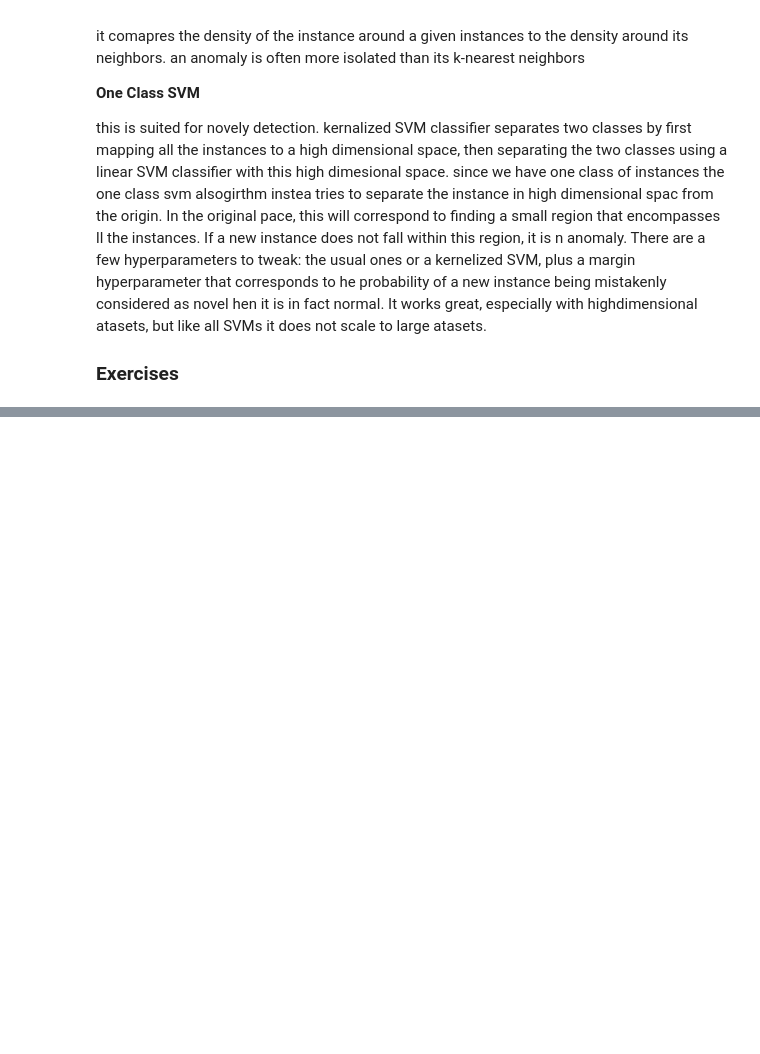
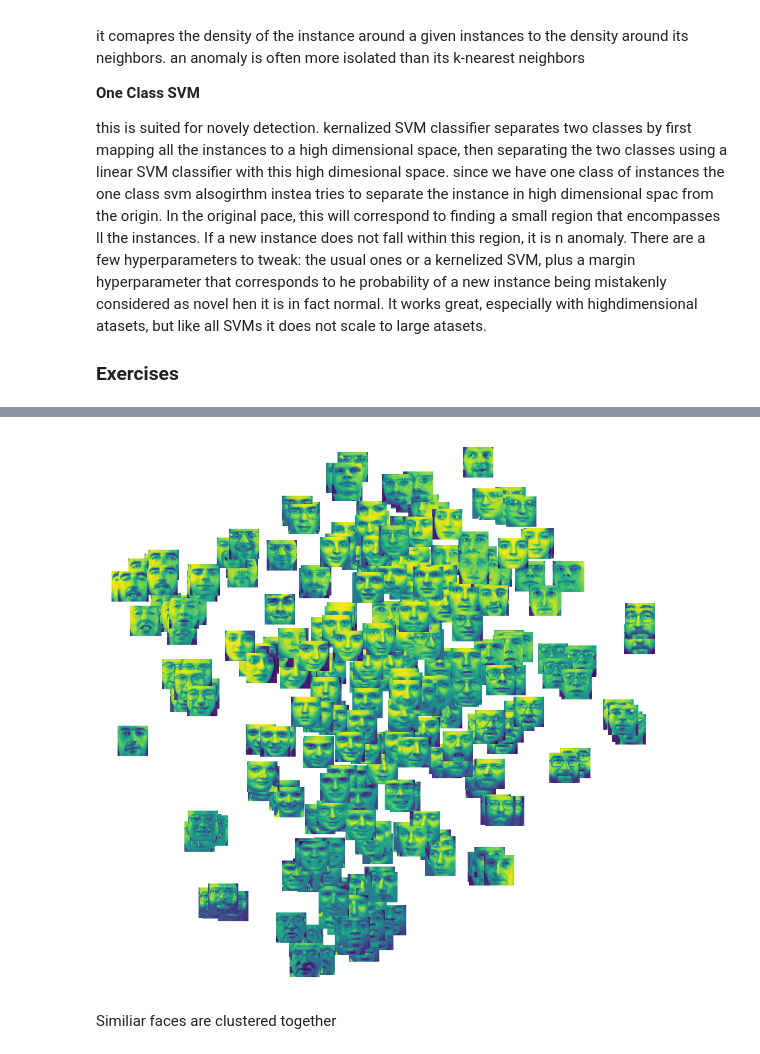
Before and after one commit to apurvasijaria/notes-and-codes-from-books, a Jupyter notebook: Hands-on-ML-with-scikit-learn-keras-tensorflow-2ndEd/Ch_09_unsupervised_learning_techniques.ipynb, the cells around one changed output, grey strips where cells are left out. Drawn from its saved outputs; the diff is of its cells as text; code cells hidden in the pictures; blank space fills up the shorter version.

```diff
--- a/Hands-on-ML-with-scikit-learn-keras-tensorflow-2ndEd/Ch_09_unsupervised_learning_techniques.ipynb
+++ b/Hands-on-ML-with-scikit-learn-keras-tensorflow-2ndEd/Ch_09_unsupervised_learning_techniques.ipynb
@@ -993,0 +1111,16 @@ __e. Visualize the clusters: do you see similar faces in each cluster?__
+# %%
+from matplotlib.offsetbox import AnnotationBbox, OffsetImage
+
+fig, ax = plt.subplots(figsize=(15, 15))
+ax.scatter(X_train_reduced[:, 0], X_train_reduced[:,1])
+
+for idx in range(len(X_train_reduced)):
+    ab = AnnotationBbox(OffsetImage(X_train[idx].reshape(64, 64), zoom=0.7), (X_train_reduced[idx, 0], X_train_reduced[idx, 1]), frameon=False)
+    ax.add_artist(ab)
+
+plt.axis('off')
+plt.show()
+# %% [output]
+[figure, added]
+# %% [markdown]
+Similiar faces are clustered together
```
Also changed, not shown: parts of 56 cells of this notebook, 6 other files.
